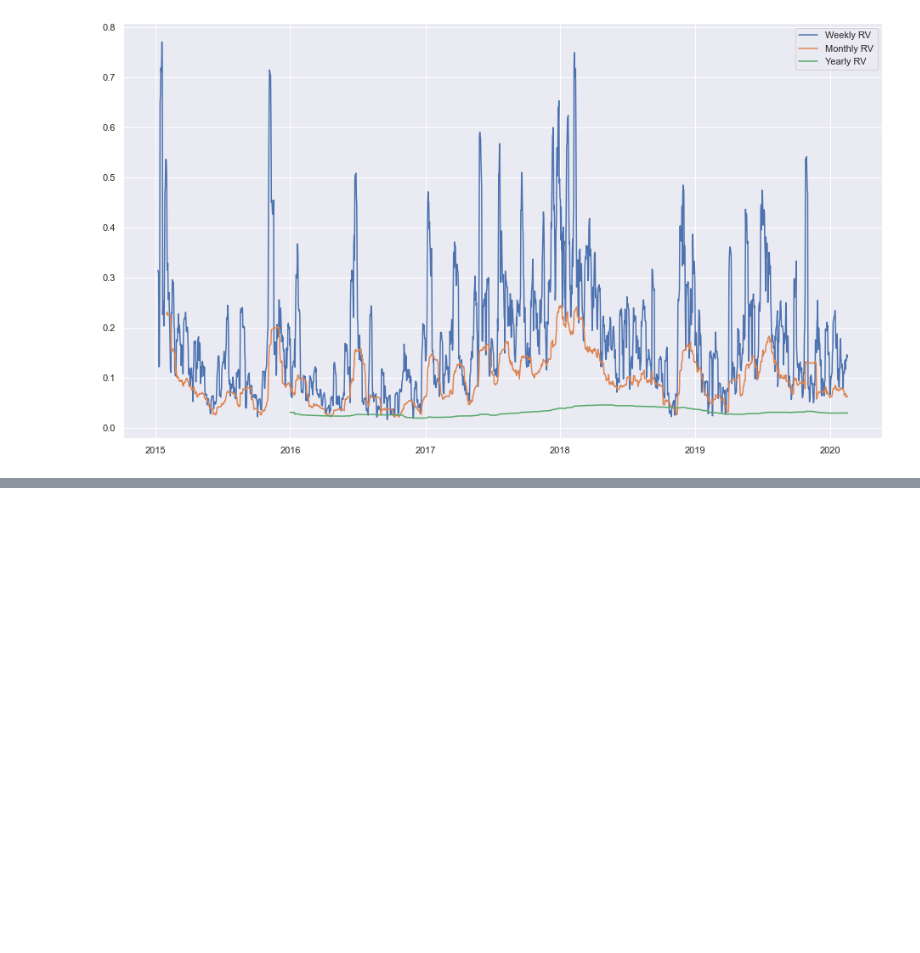
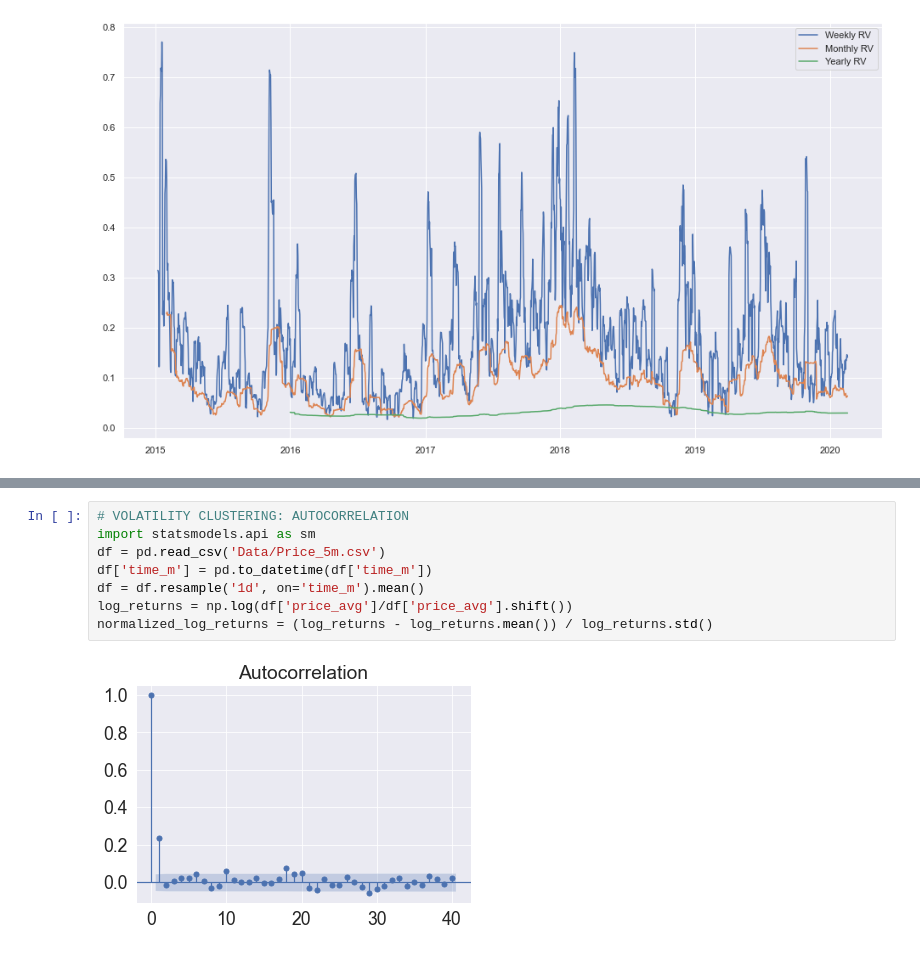
Before and after one commit to Avakulko/nes, a Jupyter notebook: Graphs.ipynb, the cells around one changed output, grey strips where cells are left out. Drawn from its saved outputs; the diff is of its cells as text; blank space fills up the shorter version.

```diff
--- a/Graphs.ipynb
+++ b/Graphs.ipynb
@@ -30,0 +113,10 @@ plt.show()
+# %%
+# VOLATILITY CLUSTERING: AUTOCORRELATION
+import statsmodels.api as sm
+df = pd.read_csv('Data/Price_5m.csv')
+df['time_m'] = pd.to_datetime(df['time_m'])
+df = df.resample('1d', on='time_m').mean()
+log_returns = np.log(df['price_avg']/df['price_avg'].shift())
+normalized_log_returns = (log_returns - log_returns.mean()) / log_returns.std()
+# %% [output]
+[figure, added]
```
Also changed, not shown: parts of 9 cells of this notebook, 3 other files.
